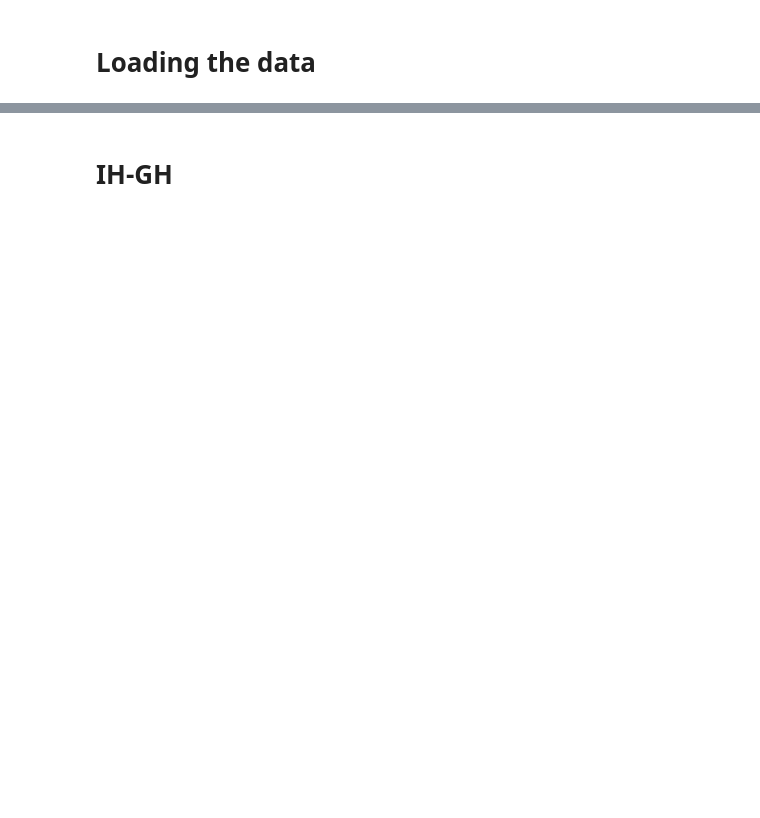
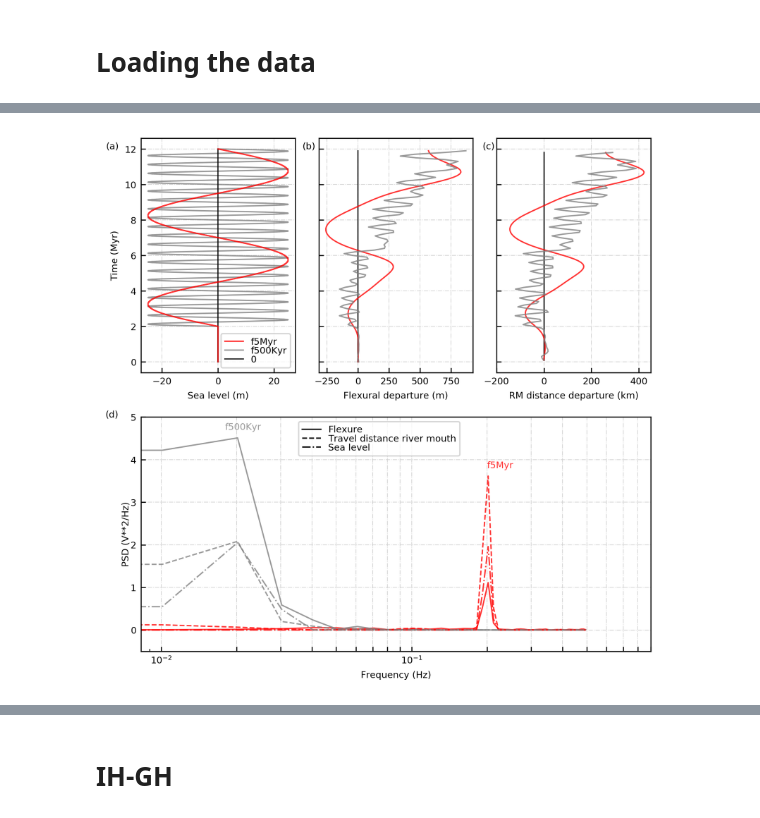
Before and after one commit to saraemp/egusphere-2023-53, a Jupyter notebook: 3_postprocessing/Figures/Fig_6.ipynb, the cells around one changed output, grey strips where cells are left out. Cells and saved outputs as stored; diff of their text form; code cells hidden in the pictures; blank space fills up the shorter version.

```diff
--- a/3_postprocessing/Figures/Fig_6.ipynb
+++ b/3_postprocessing/Figures/Fig_6.ipynb
@@ -51,0 +234,92 @@ SW_Delta_SL_f500Kyr_A25m_Te50_acc_dt=signal.welch(signal.detrend(Delta_SL_f500Ky
+# %%
+# Flexural Departures and power spectra
+nrows=2
+ncols=3
+
+fig,axes = plt.subplots(nrows=nrows,ncols=ncols, figsize = (15/2.54, 15/2.54), dpi=300, sharey=True)
+colors=['black',  'red','grey']
+plt.rc("font", size=7); plt.rcParams['pdf.fonttype'] = 42; plt.rcParams['ps.fonttype'] = 42
+abc=['(a)', '(b)', '(c)']
+xabc=[-40, -450, -260]
+alpha=0.8
+sigma=[6,4,1]
+
+nfile=len(Delta_SL0_Te50.X)
+ts=np.arange(0,nfile,1)
+realtime=(ts*10e6)/100
+
+SLf=1e-4
+Ff=1e-6
+DRMf=1e-12
+
+#########
+#Top row#
+#########
+#Sea level
+axes.flatten()[0].plot(Delta_SL_f5Myr_A25m[1],Delta_SL_f5Myr_A25m[0]/1e6, color=colors[1], linewidth=1, alpha=alpha, label='f5Myr', zorder=3)
+axes.flatten()[0].plot(Delta_SL_f500Kyr_A25m[1],Delta_SL_f500Kyr_A25m[0]/1e6, color=colors[2], linewidth=1, alpha=alpha, label='f500Kyr')
+axes.flatten()[0].plot([0, 0],[0, 12], color=colors[0], linewidth=1, alpha=alpha, label='0')
+for i in np.arange(0,len(sims), 1):
+    #departures flexure
+    axes.flatten()[1].plot(gaussian_filter1d(sims[i].Flexure_m,sigma[i])-
+         gaussian_filter1d(sims[0].Flexure_m, 6),realtime/1e6, color=colors[i], linewidth=1, alpha=alpha)
+    #departures distance
+    axes.flatten()[2].plot(gaussian_filter1d(sims[0].X[1:-1]/1e3, 6)- gaussian_filter1d(sims[i].X[1:-1]/1e3,sigma[i]),
+                           realtime[1:-1]/1e6, color=colors[i], linewidth=1, alpha=alpha)
+    axes.flatten()[i].text(xabc[i], 12, str(abc[i]))
+
+###############
+#Power spectra#
+###############
+axb=plt.subplot2grid((nrows,ncols),(nrows-1,0), colspan=3)
+#Flexure
+axb.semilogx(SW_Delta_SL_f500Kyr_A25m_Te50_f_dt[0], SW_Delta_SL_f500Kyr_A25m_Te50_f_dt[1]*Ff, c='red', linewidth=1, alpha=alpha, label='f5Myr flexure')
+axb.semilogx(SW_Delta_SL_f5Myr_A25m_Te50_f_dt[0], SW_Delta_SL_f5Myr_A25m_Te50_f_dt[1]*Ff, c='grey', linewidth=1, alpha=alpha, label='f500Kyr flexure')
+#Distance to river mouth
+axb.semilogx(SW_Delta_SL_f500Kyr_A25m_Te50_drm_dt[0], SW_Delta_SL_f500Kyr_A25m_Te50_drm_dt[1]*DRMf,'--', linewidth=1, alpha=alpha,c='red', label='f5Myr river mouth')
+axb.semilogx(SW_Delta_SL_f5Myr_A25m_Te50_drm_dt[0], SW_Delta_SL_f5Myr_A25m_Te50_drm_dt[1]*DRMf, '--', linewidth=1, alpha=alpha, c='grey', label='f500Kyr river mouth')
+#Sea level
+axb.semilogx(freqA25mf0_5Ma_1e2, psdA25mf0_5Ma_1e2*SLf,'-.', label='f5Myr Sea Level', c='red', linewidth=1, alpha=alpha)
+axb.semilogx(freqA25mf5Ma_1e2, psdA25mf5Ma_1e2*SLf, '-.', label='f500Kyr Sea Level', c='grey', linewidth=1, alpha=alpha)
+axb.text(0.018,4.7, 'f500Kyr', color='grey',  alpha=alpha)
+axb.text(0.2,3.8, 'f5Myr', color='red' , alpha=alpha)
+axb.set_xlabel('Frequency (Hz)')
+axb.set_ylabel('PSD (V**2/Hz)',labelpad=0.10)
+axb.set_ylim([-0.5, 5])
+
+###########
+#Formating#
+###########
+axb.text(6e-3,5, s='(d)')
+axb.set_xticks(np.append(np.arange(1e-2, 1e-1, 1e-2), np.arange(1e-1, 1e-0, 1e-1)))
+axb.tick_params(direction= 'in', which='both')
+axb.grid(color='lightgrey', linestyle='-.', linewidth=0.5)
+# Top Legend
+axes.flatten()[0].legend( ncol=1,labelspacing=0.01, loc='lower right')
+
+
+# Bottom Legend
+sea_level = mlines.Line2D([], [], color='k', linestyle='-.', linewidth=1, label='Sea level')
+flexure= mlines.Line2D([], [], color='k',linewidth=1, label='Flexure')
+distance= mlines.Line2D([], [], color='k',linestyle='--', linewidth=1,label='Travel distance river mouth')
+axb.legend(bbox_to_anchor=[0.3,1],handles=[flexure, distance,sea_level],  labelspacing=0.01)
+
+axes.flatten()[0].set_xlabel('Sea level (m)')
+axes.flatten()[0].set_ylabel('Time (Myr)')
+axes.flatten()[0].grid(color='lightgrey', linestyle='-.', linewidth=0.5)
+axes.flatten()[0].tick_params(direction= 'in')
+axes.flatten()[1].set_xlabel('Flexural departure (m)')
+axes.flatten()[2].set_xlabel('RM distance departure (km)')
+axes.flatten()[2].set_xlim([-200, 450])
+axes.flatten()[1].grid(color='lightgrey', linestyle='-.', linewidth=0.5)
+axes.flatten()[2].grid(color='lightgrey', linestyle='-.', linewidth=0.5)
+
+for i in np.arange(0, ncols,1):
+    axes.flatten()[i].tick_params(direction= 'in', which='both')
+
+
+fig.tight_layout()
+
+# fig.savefig('./images/Fig6_Departures&Power_spectra_synthetic_simulations.jpg')
+# %% [output]
+[figure, added]
```
Also changed, not shown: parts of 12 cells of this notebook.
